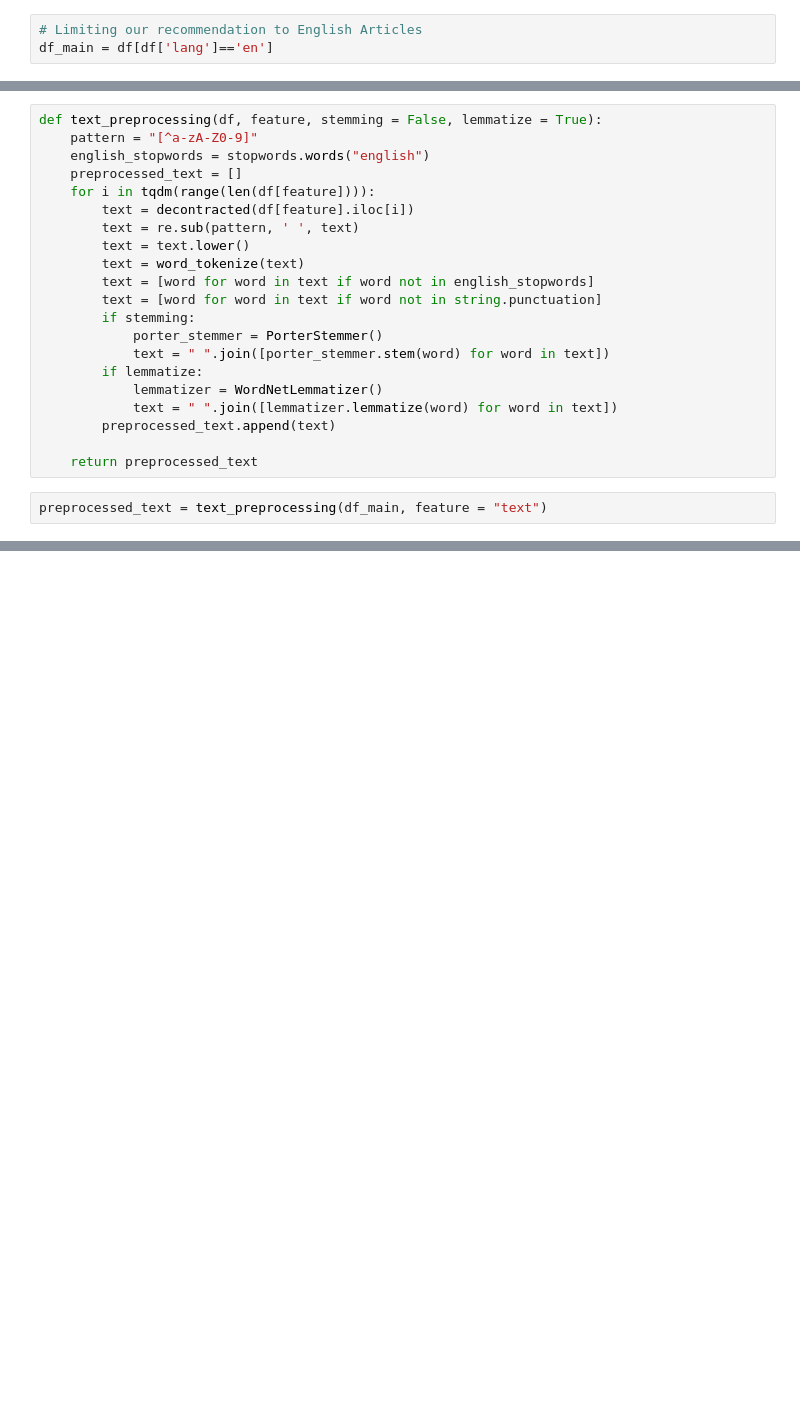
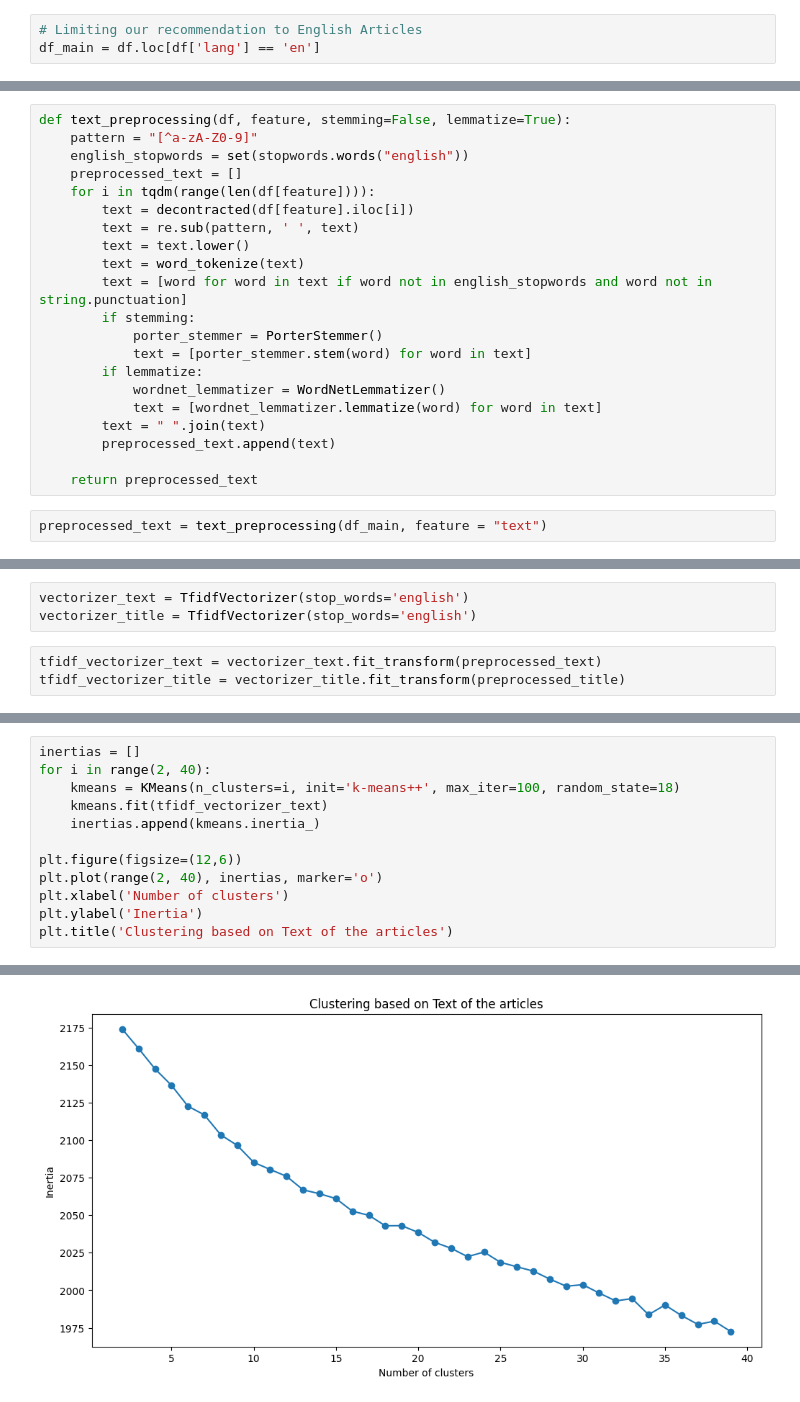
Before and after one commit to mylo-eb/Articele_recommender, a Jupyter notebook: code.ipynb, the cells around one changed output, grey strips where cells are left out. Cells and saved outputs as stored; diff of their text form; blank space fills up the shorter version.

Commit message:
optimal number of clusters obtained

```diff
--- a/code.ipynb
+++ b/code.ipynb
@@ -42,3 +42,3 @@ set(df['lang'])
 # %%
 # Limiting our recommendation to English Articles
-df_main = df[df['lang']=='en']
+df_main = df.loc[df['lang'] == 'en']
@@ -72,21 +74,21 @@ def decontracted(phrase):
 # %%
-def text_preprocessing(df, feature, stemming = False, lemmatize = True):
+def text_preprocessing(df, feature, stemming=False, lemmatize=True):
     pattern = "[^a-zA-Z0-9]"
-    english_stopwords = stopwords.words("english")
+    english_stopwords = set(stopwords.words("english"))
     preprocessed_text = []
     for i in tqdm(range(len(df[feature]))):
         text = decontracted(df[feature].iloc[i])
         text = re.sub(pattern, ' ', text)
         text = text.lower()
         text = word_tokenize(text)
-        text = [word for word in text if word not in english_stopwords]
-        text = [word for word in text if word not in string.punctuation]
+        text = [word for word in text if word not in english_stopwords and word not in string.punctuation]
         if stemming:
             porter_stemmer = PorterStemmer()
-            text = " ".join([porter_stemmer.stem(word) for word in text])
+            text = [porter_stemmer.stem(word) for word in text]
         if lemmatize:
-            lemmatizer = WordNetLemmatizer()
-            text = " ".join([lemmatizer.lemmatize(word) for word in text])
+            wordnet_lemmatizer = WordNetLemmatizer()
+            text = [wordnet_lemmatizer.lemmatize(word) for word in text]
+        text = " ".join(text)
         preprocessed_text.append(text)
 
     return preprocessed_text
@@ -94,0 +111,6 @@ preprocessed_text = text_preprocessing(df_main, feature = "text")
+# %%
+vectorizer_text = TfidfVectorizer(stop_words='english')
+vectorizer_title = TfidfVectorizer(stop_words='english')
+# %%
+tfidf_vectorizer_text = vectorizer_text.fit_transform(preprocessed_text)
+tfidf_vectorizer_title = vectorizer_title.fit_transform(preprocessed_title)
@@ -94,0 +121,13 @@ preprocessed_text = text_preprocessing(df_main, feature = "text")
+# %%
+inertias = []
+for i in range(2, 40):
+    kmeans = KMeans(n_clusters=i, init='k-means++', max_iter=100, random_state=18)
+    kmeans.fit(tfidf_vectorizer_text)
+    inertias.append(kmeans.inertia_)
+
+plt.figure(figsize=(12,6))
+plt.plot(range(2, 40), inertias, marker='o')
+plt.xlabel('Number of clusters')
+plt.ylabel('Inertia')
+plt.title('Clustering based on Text of the articles')
+# %% [output]
@@ -94,0 +135 @@ preprocessed_text = text_preprocessing(df_main, feature = "text")
+[figure, added]
```
Also changed, not shown: parts of 14 cells of this notebook.
